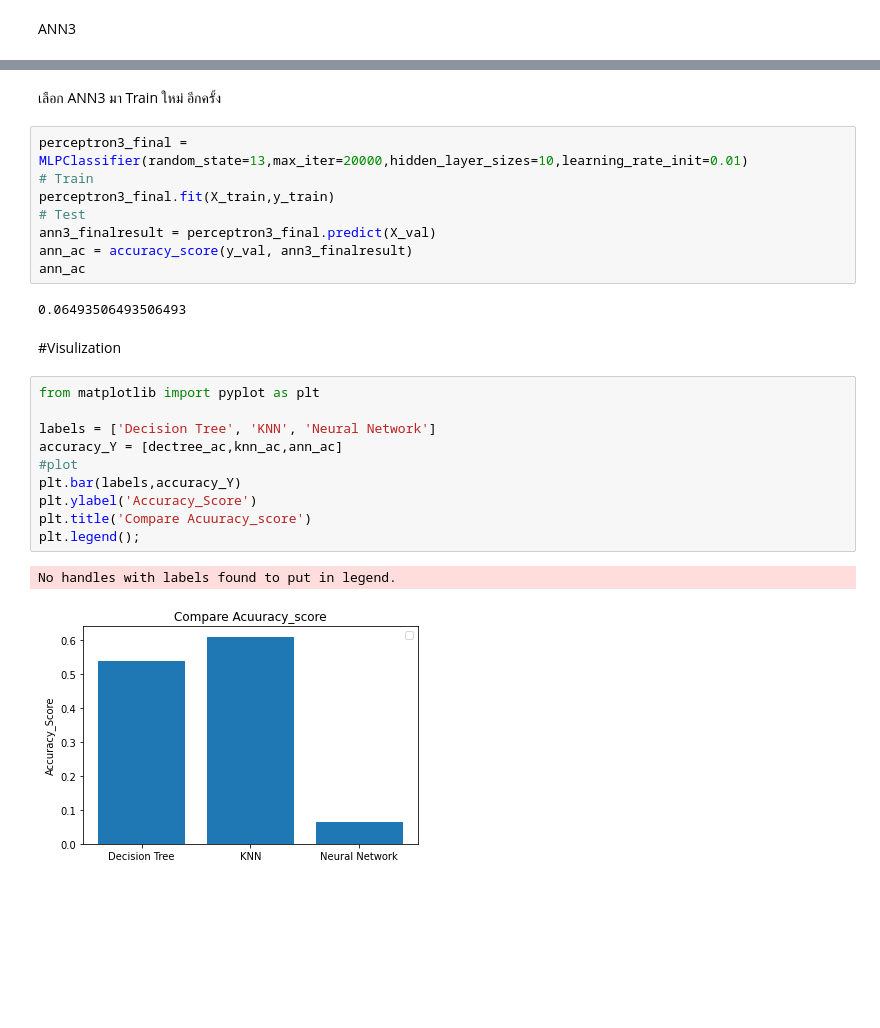
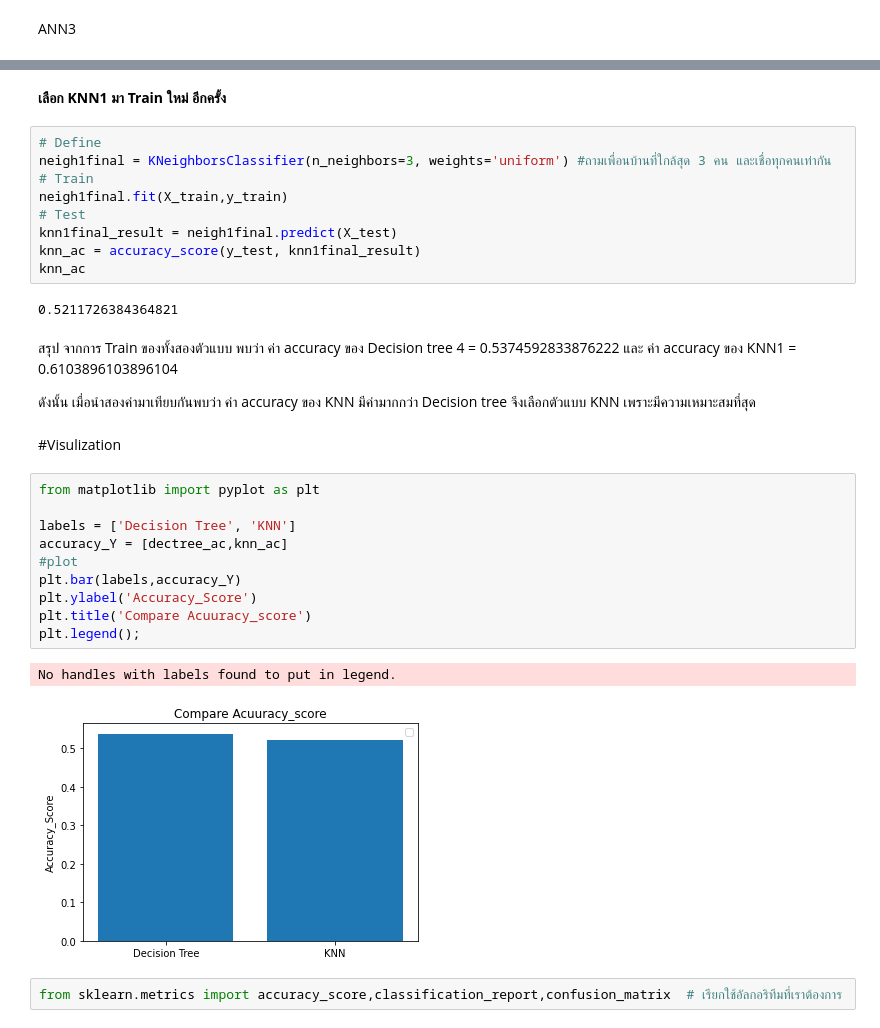
Before and after one commit to kittimaxz/DWDM21, a Jupyter notebook: ProjectFinal.ipynb, the cells around one changed output, grey strips where cells are left out. Saved outputs shown, nothing was run; the diff lists cells and outputs as text; blank space fills up the shorter version.

```diff
--- a/ProjectFinal.ipynb
+++ b/ProjectFinal.ipynb
@@ -841,27 +816,34 @@ Retrain & Evaluate
 # %% [markdown]
-เลือก ANN3 มา Train ใหม่ อีกครั้ง
+**เลือก KNN1 มา Train ใหม่ อีกครั้ง**
-# %%
-perceptron3_final = MLPClassifier(random_state=13,max_iter=20000,hidden_layer_sizes=10,learning_rate_init=0.01)
-# Train
-perceptron3_final.fit(X_train,y_train)
-# Test
-ann3_finalresult = perceptron3_final.predict(X_val)
-ann_ac = accuracy_score(y_val, ann3_finalresult)
-ann_ac
-# %% [output]
-0.06493506493506493
+# %%
+# Define
+neigh1final = KNeighborsClassifier(n_neighbors=3, weights='uniform') #ถามเพื่อนบ้านที่ใกล้สุด 3 คน และเชื่อทุกคนเท่ากัน
+# Train
+neigh1final.fit(X_train,y_train)
+# Test
+knn1final_result = neigh1final.predict(X_test)
+knn_ac = accuracy_score(y_test, knn1final_result)
+knn_ac
+# %% [output]
+0.5211726384364821
+# %% [markdown]
+สรุป จากการ Train ของทั้งสองตัวแบบ พบว่า ค่า accuracy ของ Decision tree 4 = 0.5374592833876222 และ ค่า accuracy ของ KNN1 = 0.6103896103896104
+
+ดังนั้น เมื่อนำสองค่ามาเทียบกันพบว่า ค่า accuracy ของ KNN มีค่ามากกว่า Decision tree จึงเลือกตัวแบบ KNN เพราะมีความเหมาะสมที่สุด
 # %% [markdown]
 #Visulization
 # %%
 from matplotlib import pyplot as plt
 
-labels = ['Decision Tree', 'KNN', 'Neural Network']
-accuracy_Y = [dectree_ac,knn_ac,ann_ac]
+labels = ['Decision Tree', 'KNN']
+accuracy_Y = [dectree_ac,knn_ac]
 #plot
 plt.bar(labels,accuracy_Y)
 plt.ylabel('Accuracy_Score')
 plt.title('Compare Acuuracy_score')
 plt.legend();
 # %% [output]
 No handles with labels found to put in legend.
-[figure, old version]
+[figure, new version]
+# %%
+from sklearn.metrics import accuracy_score,classification_report,confusion_matrix  # เรียกใช้อัลกอริทึมที่เราต้องการ
```
Also changed, not shown: parts of 68 cells of this notebook.
